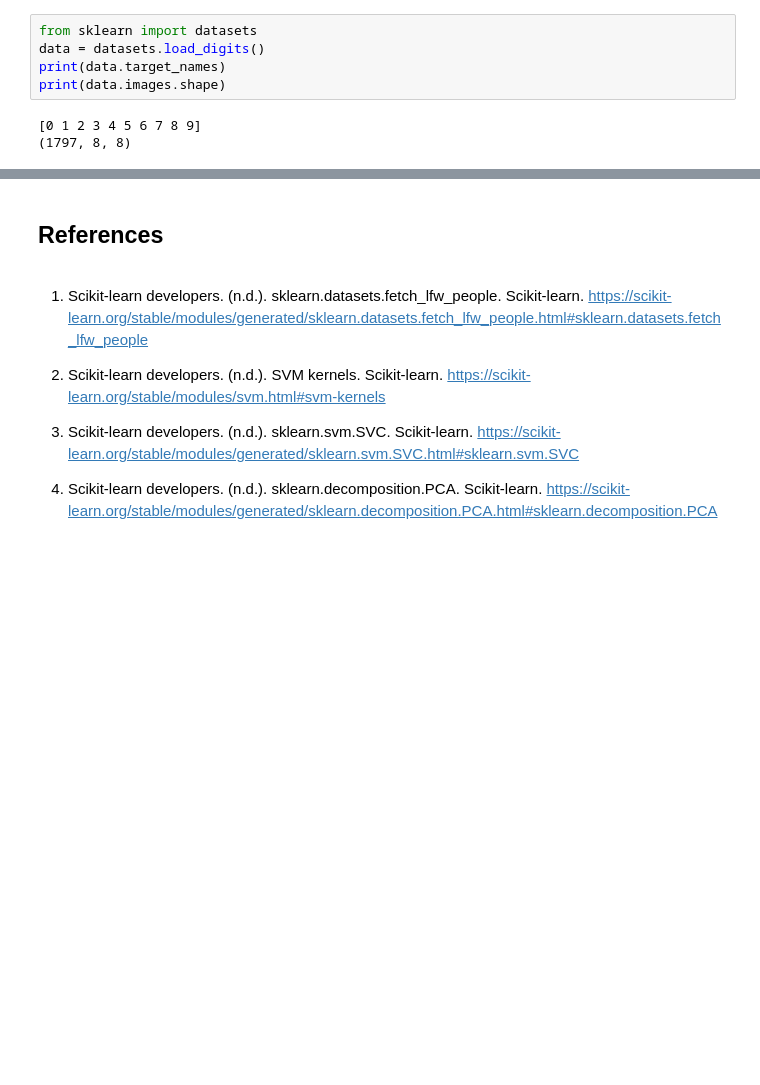
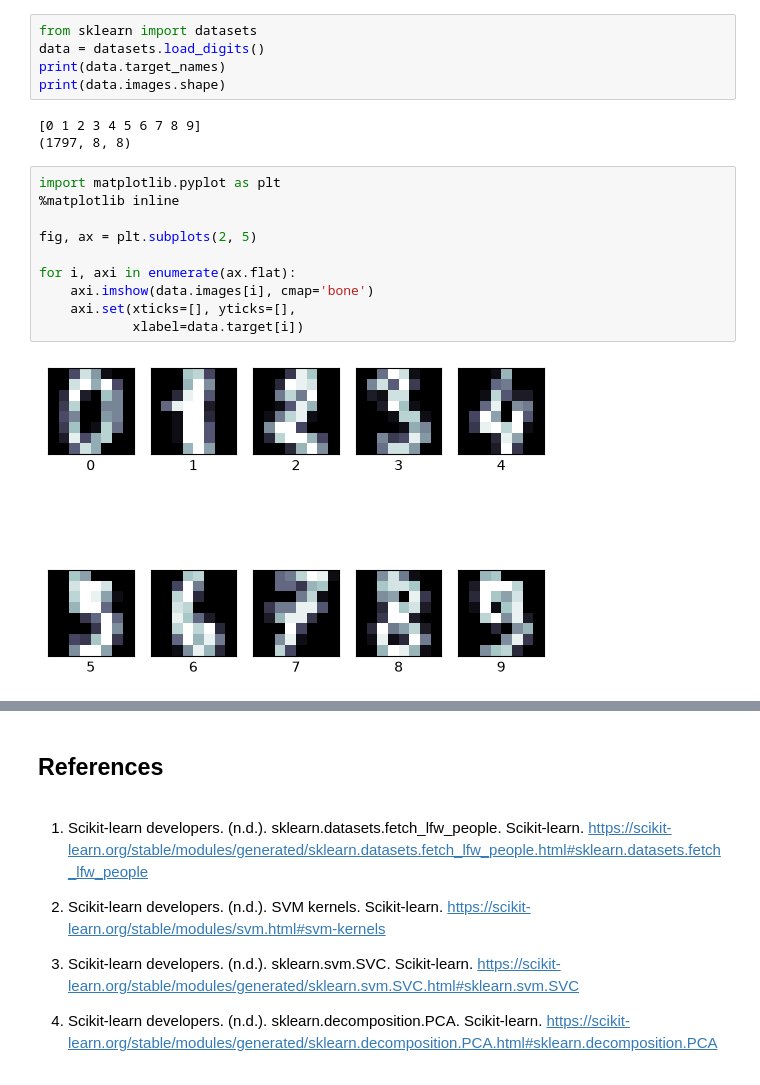
Before and after one commit to AlexaValdi/Lab_3, a Jupyter notebook: 04_Ingenieria_inversa.ipynb, the cells around one changed output, grey strips where cells are left out. Saved outputs shown, nothing was run; the diff lists cells and outputs as text; blank space fills up the shorter version.

```diff
--- a/04_Ingenieria_inversa.ipynb
+++ b/04_Ingenieria_inversa.ipynb
@@ -98,3 +134,15 @@ print(data.images.shape)
 # %% [output]
 [0 1 2 3 4 5 6 7 8 9]
 (1797, 8, 8)
+# %%
+import matplotlib.pyplot as plt
+%matplotlib inline
+
+fig, ax = plt.subplots(2, 5)
+
+for i, axi in enumerate(ax.flat):
+    axi.imshow(data.images[i], cmap='bone')
+    axi.set(xticks=[], yticks=[],
+            xlabel=data.target[i])
+# %% [output]
+[figure, added]
```
Also changed, not shown: parts of 28 cells of this notebook.
